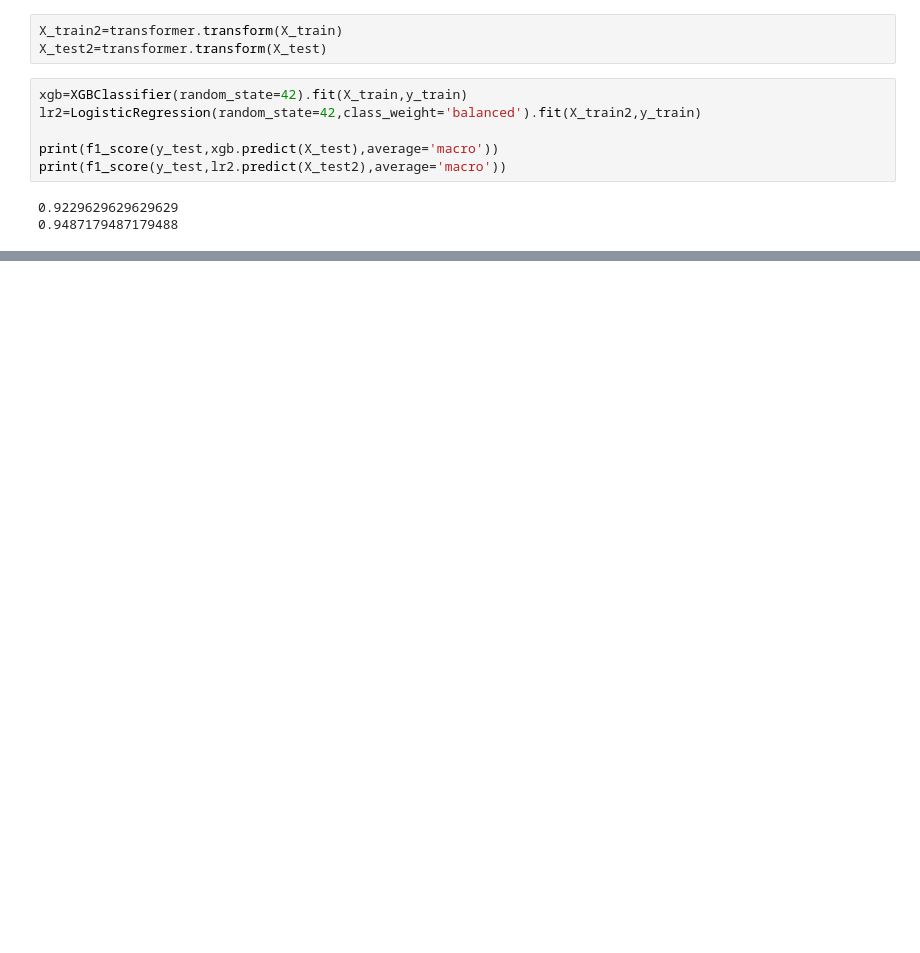
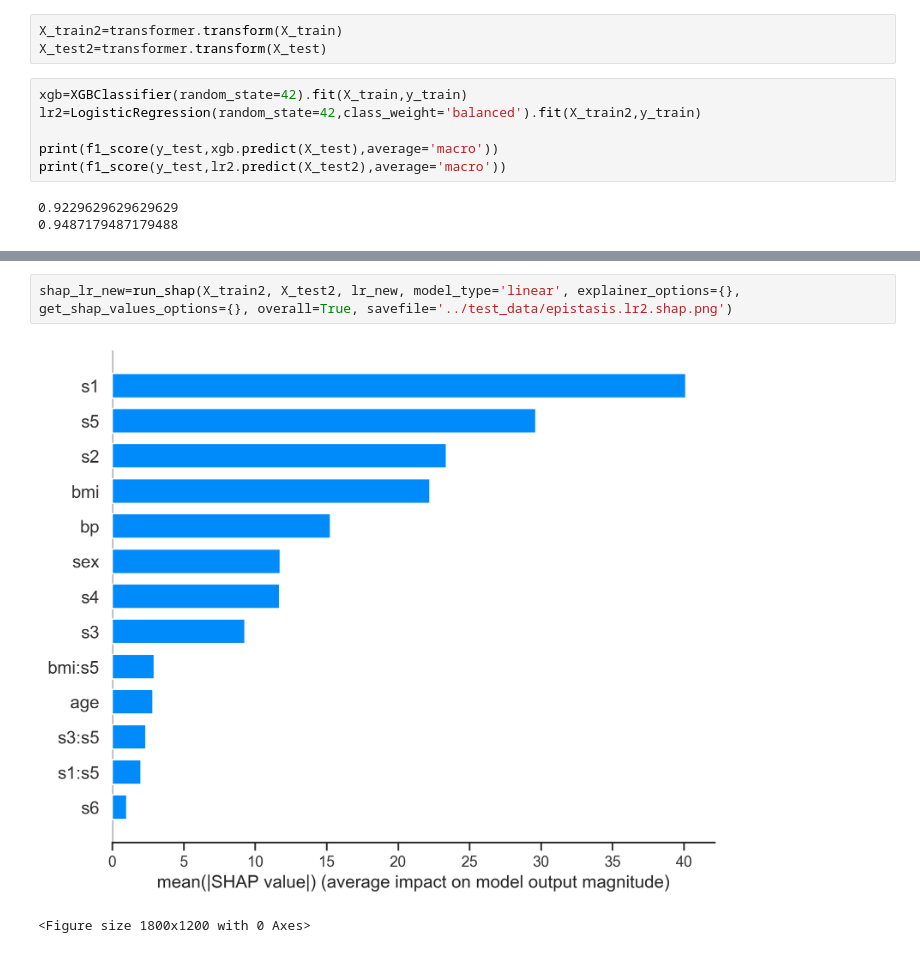
Before and after one commit to jlevy44/InteractionTransformer, a Jupyter notebook: demos/InteractionTransformerPythonDemo.ipynb, the cells around one changed output, grey strips where cells are left out. Drawn from its saved outputs; the diff is of its cells as text; blank space fills up the shorter version.

```diff
--- a/demos/InteractionTransformerPythonDemo.ipynb
+++ b/demos/InteractionTransformerPythonDemo.ipynb
@@ -189,0 +216,5 @@ shap_lr4=run_shap(X_train2, X_test2, lr2, model_type='linear', explainer_options
+# %%
+shap_lr_new=run_shap(X_train2, X_test2, lr_new, model_type='linear', explainer_options={}, get_shap_values_options={}, overall=True, savefile='../test_data/epistasis.lr2.shap.png')
+# %% [output]
+[figure, added]
+<Figure size 1800x1200 with 0 Axes>
```
Also changed, not shown: parts of 12 cells of this notebook, 4 other files.
